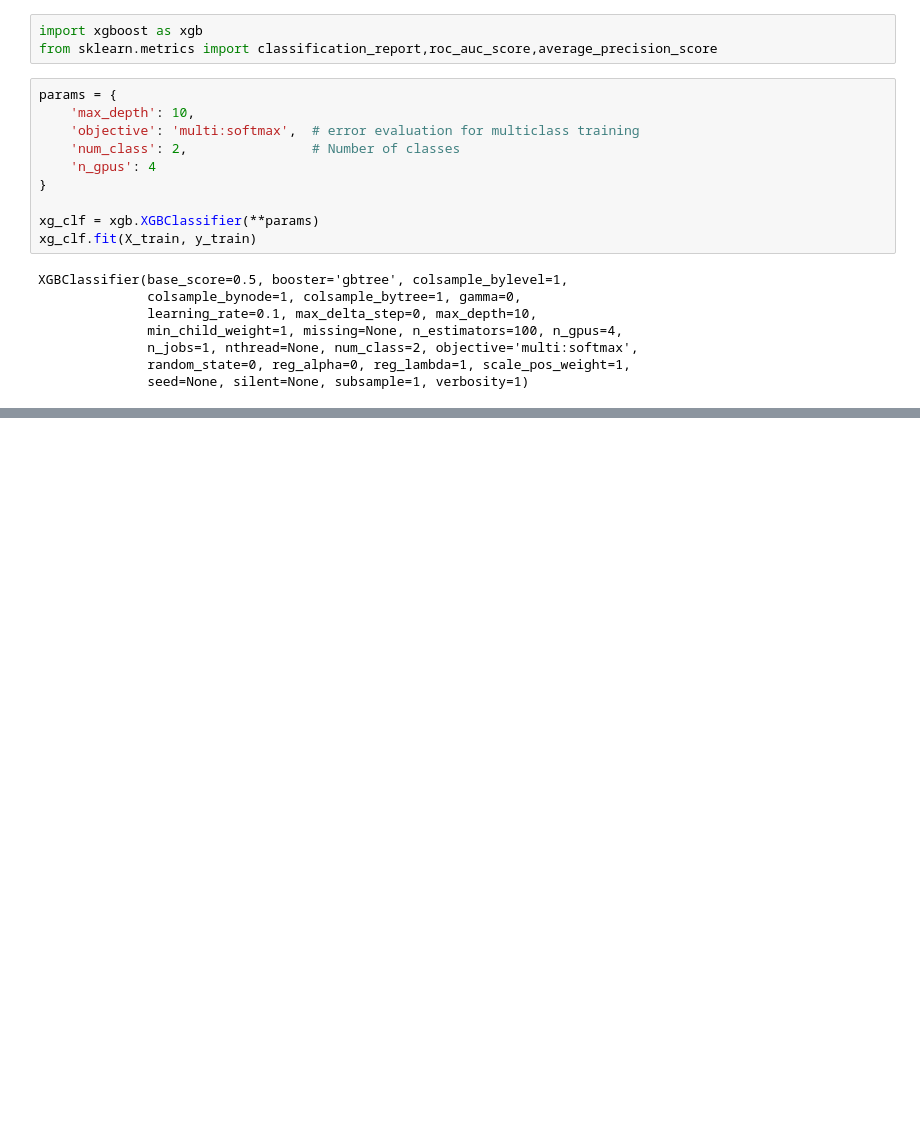
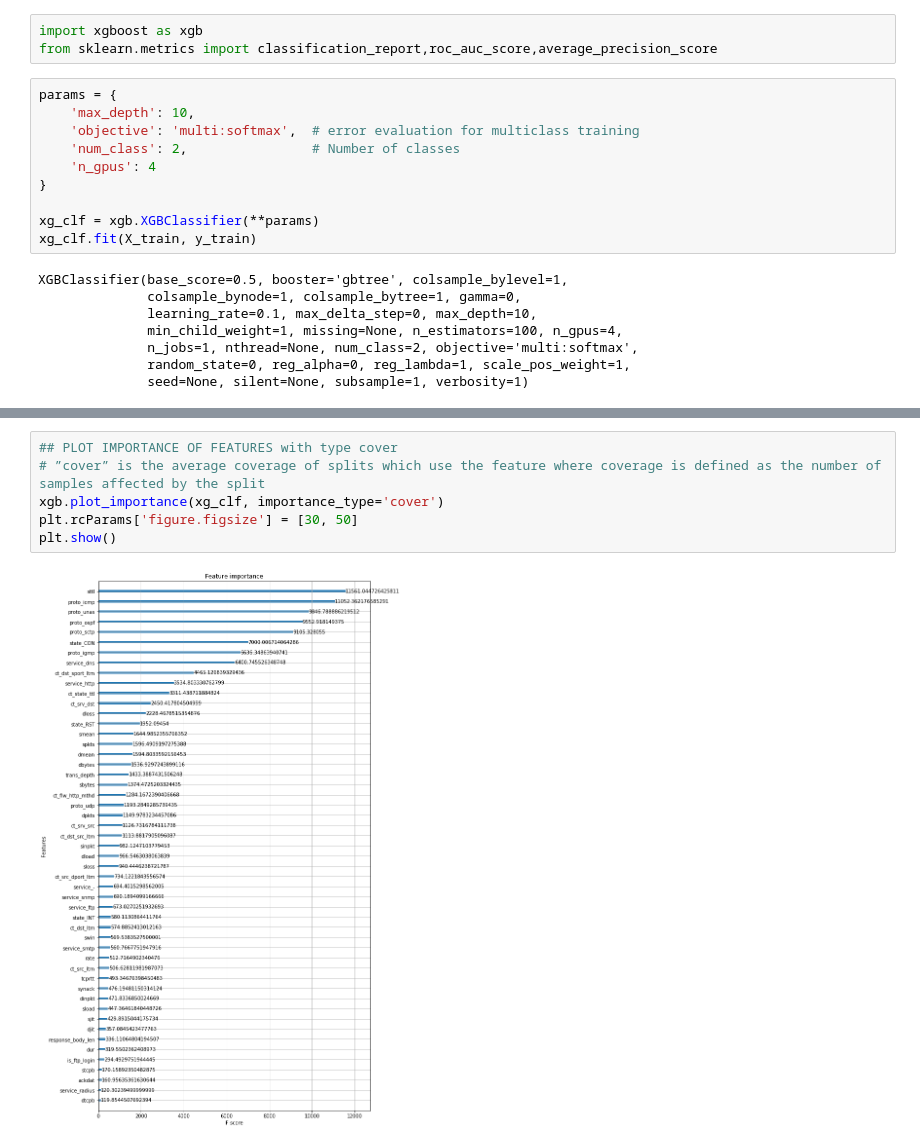
Before and after one commit to mostofa-ahsan/Network-Intrusion-Detection, a Jupyter notebook: UNSW-NB-15/UNSW_NB-15_EDA.ipynb, the cells around one changed output, grey strips where cells are left out. Cells and saved outputs as stored; diff of their text form; blank space fills up the shorter version.

Commit message:
Feature Importance

```diff
--- a/UNSW-NB-15/UNSW_NB-15_EDA.ipynb
+++ b/UNSW-NB-15/UNSW_NB-15_EDA.ipynb
@@ -439,0 +451,8 @@ roc_auc_score(y_test, pred)
+# %%
+## PLOT IMPORTANCE OF FEATURES with type cover
+# ”cover” is the average coverage of splits which use the feature where coverage is defined as the number of samples affected by the split
+xgb.plot_importance(xg_clf, importance_type='cover')
+plt.rcParams['figure.figsize'] = [30, 50]
+plt.show()
+# %% [output]
+[figure, added]
```
Also changed, not shown: parts of 7 cells of this notebook.
